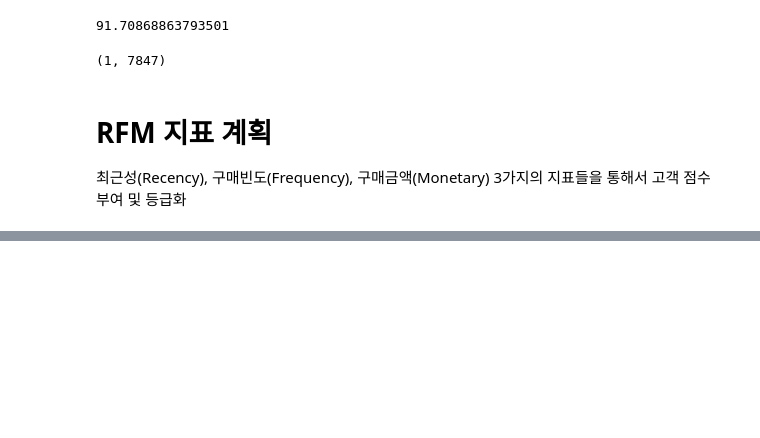
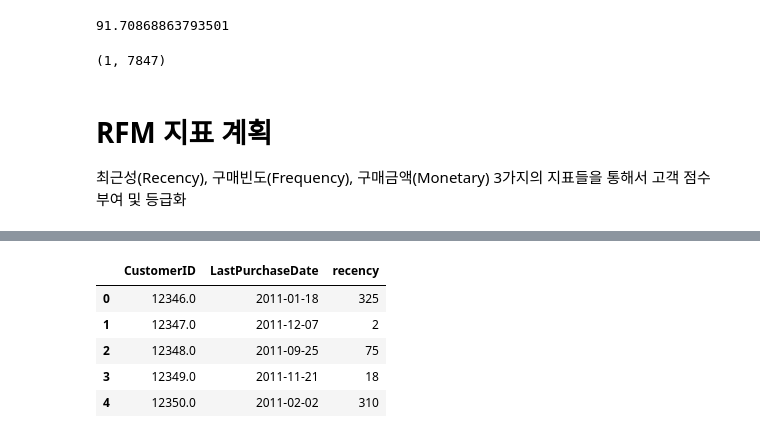
Before and after one commit to seonydg/ml-development-of-e-commerce-purchase-indicators, a Jupyter notebook: development-of-e-commerce-purchase-indicators.ipynb, the cells around one changed output, grey strips where cells are left out. Cells and saved outputs as stored; diff of their text form; code cells hidden in the pictures; blank space fills up the shorter version.

```diff
--- a/development-of-e-commerce-purchase-indicators.ipynb
+++ b/development-of-e-commerce-purchase-indicators.ipynb
@@ -207,0 +274,11 @@ df.groupby('CustomerID')['Country'].count().min(), df.groupby('CustomerID')['Cou
+# %%
+# 고객 ID별 최근 구매일로부터 지난 날짜 : day
+recency_df['recency'] = recency_df['LastPurchaseDate'].apply(lambda x: (df['Date'].max() - x).days)
+recency_df.head()
+# %% [output]
+|  | CustomerID | LastPurchaseDate | recency |
+| 0 | 12346.0 | 2011-01-18 | 325 |
+| 1 | 12347.0 | 2011-12-07 | 2 |
+| 2 | 12348.0 | 2011-09-25 | 75 |
+| 3 | 12349.0 | 2011-11-21 | 18 |
+| 4 | 12350.0 | 2011-02-02 | 310 |
```
Also changed, not shown: parts of 12 cells of this notebook.
